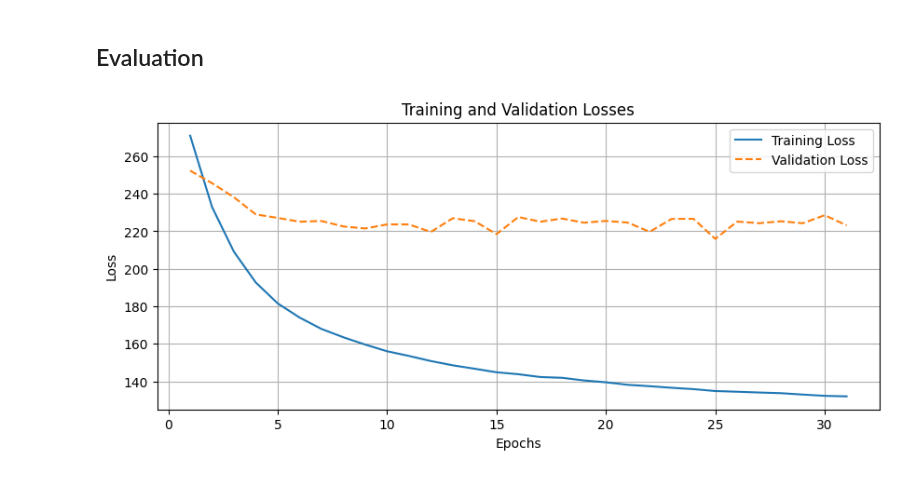
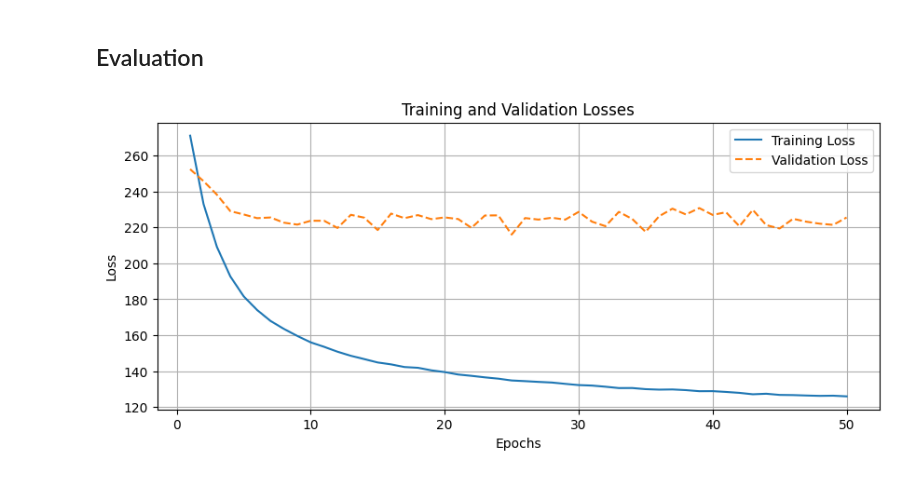
Before and after one commit to enstit/YOHO24, a Jupyter notebook: notebooks/02_urbansed.ipynb, the cells around one changed output. Cells and saved outputs as stored; diff of their text form; code cells hidden in the pictures.

```diff
--- a/notebooks/02_urbansed.ipynb
+++ b/notebooks/02_urbansed.ipynb
@@ -138,35 +140,35 @@ import matplotlib.pyplot as plt
 # Path to the losses.json file:
 
 # Load the losses.json file
-with open("./models/losses.json", "r") as f:
+with open("./models/UrbanSEDYOHO_losses.json", "r") as f:
     losses = json.load(f)
 
 # Extract epochs, train_loss, and val_loss
 epochs = []
 train_losses = []
 val_losses = []
 
 for epoch, metrics in losses.items():
     epochs.append(int(epoch))
     train_losses.append(metrics["train_loss"])
     val_losses.append(metrics["val_loss"])
 
 # Sort the data by epochs to ensure correct plotting
 epochs, train_losses, val_losses = zip(
     *sorted(zip(epochs, train_losses, val_losses))
 )
 
 
 # Plot the training and validation losses
 plt.figure(figsize=(10, 4))
 plt.plot(epochs, train_losses, label="Training Loss")
 plt.plot(epochs, val_losses, label="Validation Loss", linestyle="--")
 plt.xlabel("Epochs")
 plt.ylabel("Loss")
 plt.title("Training and Validation Losses")
 plt.legend()
 plt.grid(True)
 plt.show()
 # %% [output]
-[figure, old version]
+[figure, new version]
 # %%
```
Also changed, not shown: parts of 5 cells of this notebook, 1 other file.
